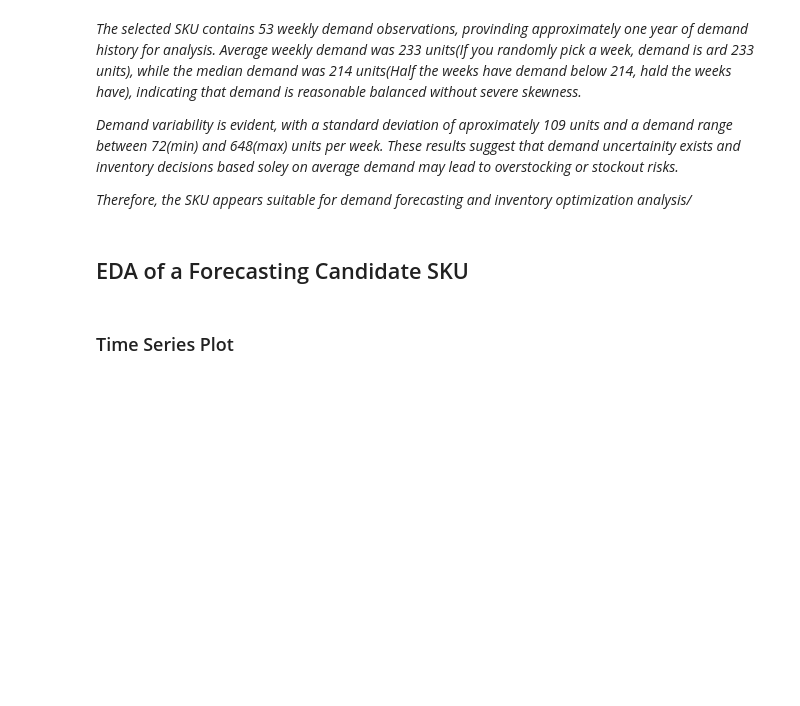
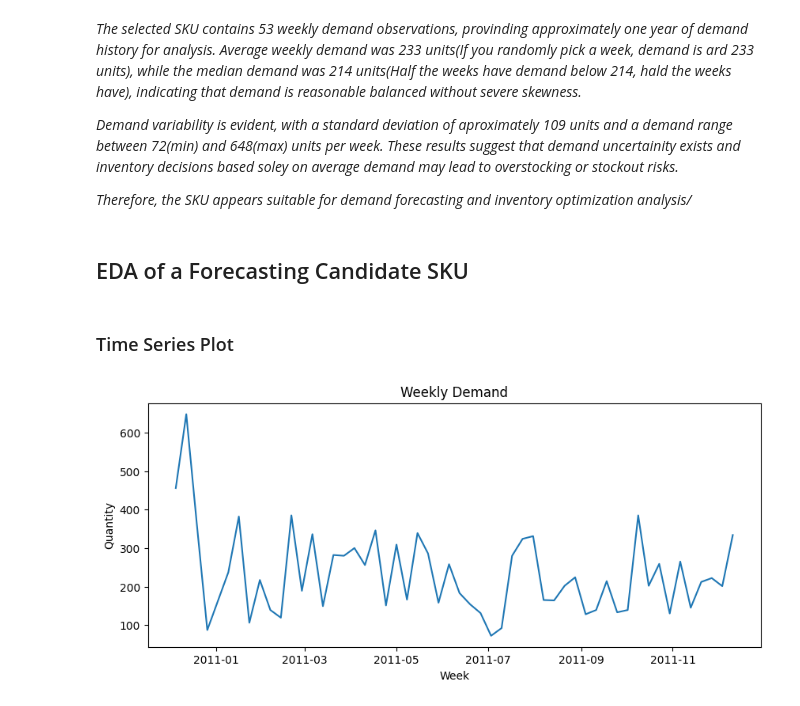
Before and after one commit to estherchan1014-coder/Online-Retail-Inventory-Optimization, a Jupyter notebook: demand_modelling_newsvendor.ipynb, the cells around one changed output. Cells and saved outputs as stored; diff of their text form; code cells hidden in the pictures; blank space fills up the shorter version.

```diff
--- a/demand_modelling_newsvendor.ipynb
+++ b/demand_modelling_newsvendor.ipynb
@@ -308,3 +304,14 @@ Name: Quantity, dtype: float64
 ## EDA of a Forecasting Candidate SKU
 # %% [markdown]
 ### Time Series Plot
+# %%
+plt.figure(figsize=(10,4))
+
+plt.plot(sku_weekly["InvoiceDate"],sku_weekly["Quantity"])
+
+plt.title("Weekly Demand")
+plt.xlabel("Week")
+plt.ylabel("Quantity")
+plt.show()
+# %% [output]
+[figure, added]
```
Also changed, not shown: parts of 11 cells of this notebook.
